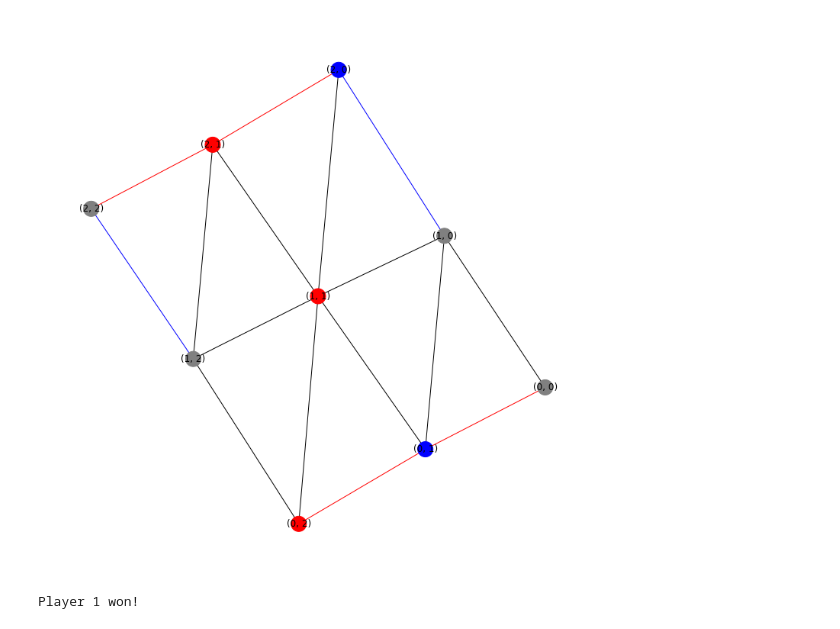
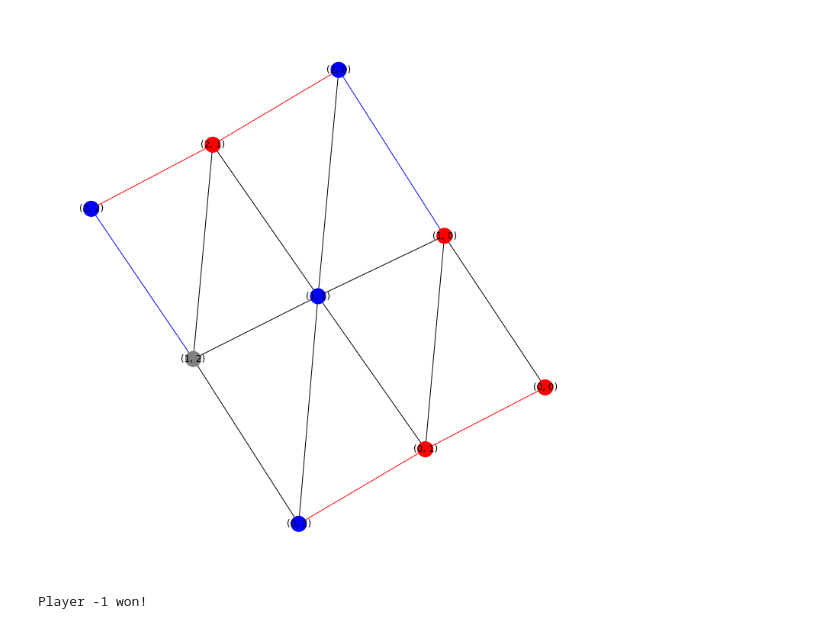
Before and after one commit to TechedLemur/IT3105, a Jupyter notebook: project2/play_offline.ipynb, the cells around one changed output. Saved outputs shown, nothing was run; the diff lists cells and outputs as text; code cells hidden in the pictures.

```diff
--- a/project2/play_offline.ipynb
+++ b/project2/play_offline.ipynb
@@ -22,14 +24,14 @@ def play_game(player1=None, player2=None):
             if player1 is None:
                 move = get_action()
             else:
-                move = player1.select_action(state)
+                move = player1.select_action(state, greedy=True)
 
 
         else:
             if player2 is None:
                 move = get_action()
             else:
-                move = player2.select_action(state)
+                move = player2.select_action(state, greedy=True)
 
         state = state.do_action(move)
         # clear_output(wait=True)
@@ -45,5 +40,12 @@ anet40.load_params(40, suffix="3x3_cr")
+# %%
+anet99 = ActorNet()
+anet99.load_params(99, suffix="3x3")
+
+
+anet20 = ActorNet()
+anet20.load_params(20, suffix="3x3")
 # %%
-play_game(player1=anet99, player2=None)
+play_game(player1=anet20, player2=anet99)
 # %% [output]
-[figure, old version]
+[figure, new version]
-Player 1 won!
+Player -1 won!
```
Also changed, not shown: parts of 4 cells of this notebook, 5 other files.
